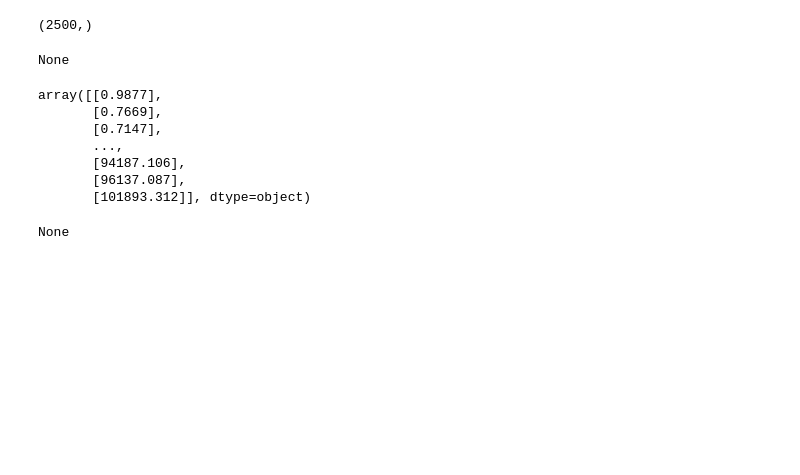
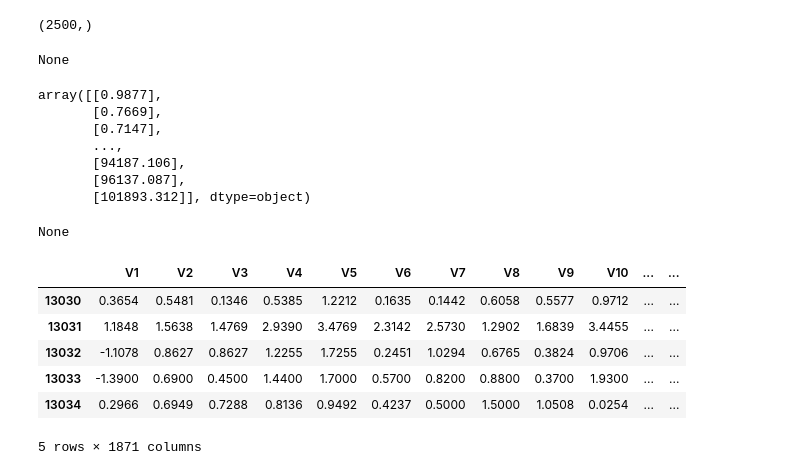
Before and after one commit to PrincyGajera/SCOP, a Jupyter notebook: Final_model.ipynb, the cells around one changed output. Cells and saved outputs as stored; diff of their text form; code cells hidden in the pictures; blank space fills up the shorter version.

```diff
--- a/Final_model.ipynb
+++ b/Final_model.ipynb
@@ -438,0 +466,11 @@ None
+# %%
+df=pd.read_csv("combined_pssm3.csv")
+df.tail()
+# %% [output]
+|  | V1 | V2 | V3 | V4 | V5 | V6 | V7 | V8 | V9 | V10 | ... | ... |
+| 13030 | 0.3654 | 0.5481 | 0.1346 | 0.5385 | 1.2212 | 0.1635 | 0.1442 | 0.6058 | 0.5577 | 0.9712 | ... | ... |
+| 13031 | 1.1848 | 1.5638 | 1.4769 | 2.9390 | 3.4769 | 2.3142 | 2.5730 | 1.2902 | 1.6839 | 3.4455 | ... | ... |
+| 13032 | -1.1078 | 0.8627 | 0.8627 | 1.2255 | 1.7255 | 0.2451 | 1.0294 | 0.6765 | 0.3824 | 0.9706 | ... | ... |
+| 13033 | -1.3900 | 0.6900 | 0.4500 | 1.4400 | 1.7000 | 0.5700 | 0.8200 | 0.8800 | 0.3700 | 1.9300 | ... | ... |
+| 13034 | 0.2966 | 0.6949 | 0.7288 | 0.8136 | 0.9492 | 0.4237 | 0.5000 | 1.5000 | 1.0508 | 0.0254 | ... | ... |
+5 rows × 1871 columns
```
Also changed, not shown: parts of 4 cells of this notebook, 1 other file.
